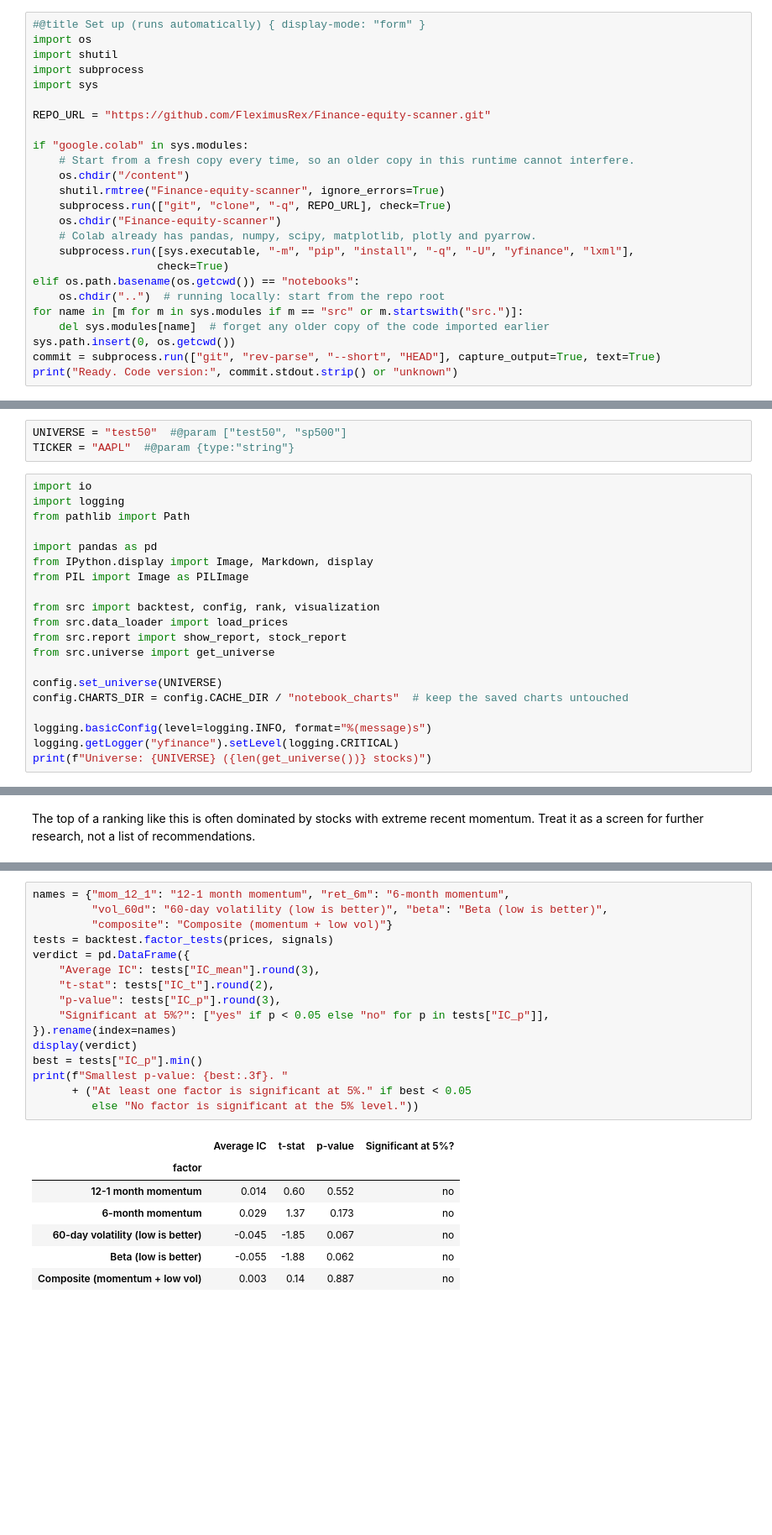
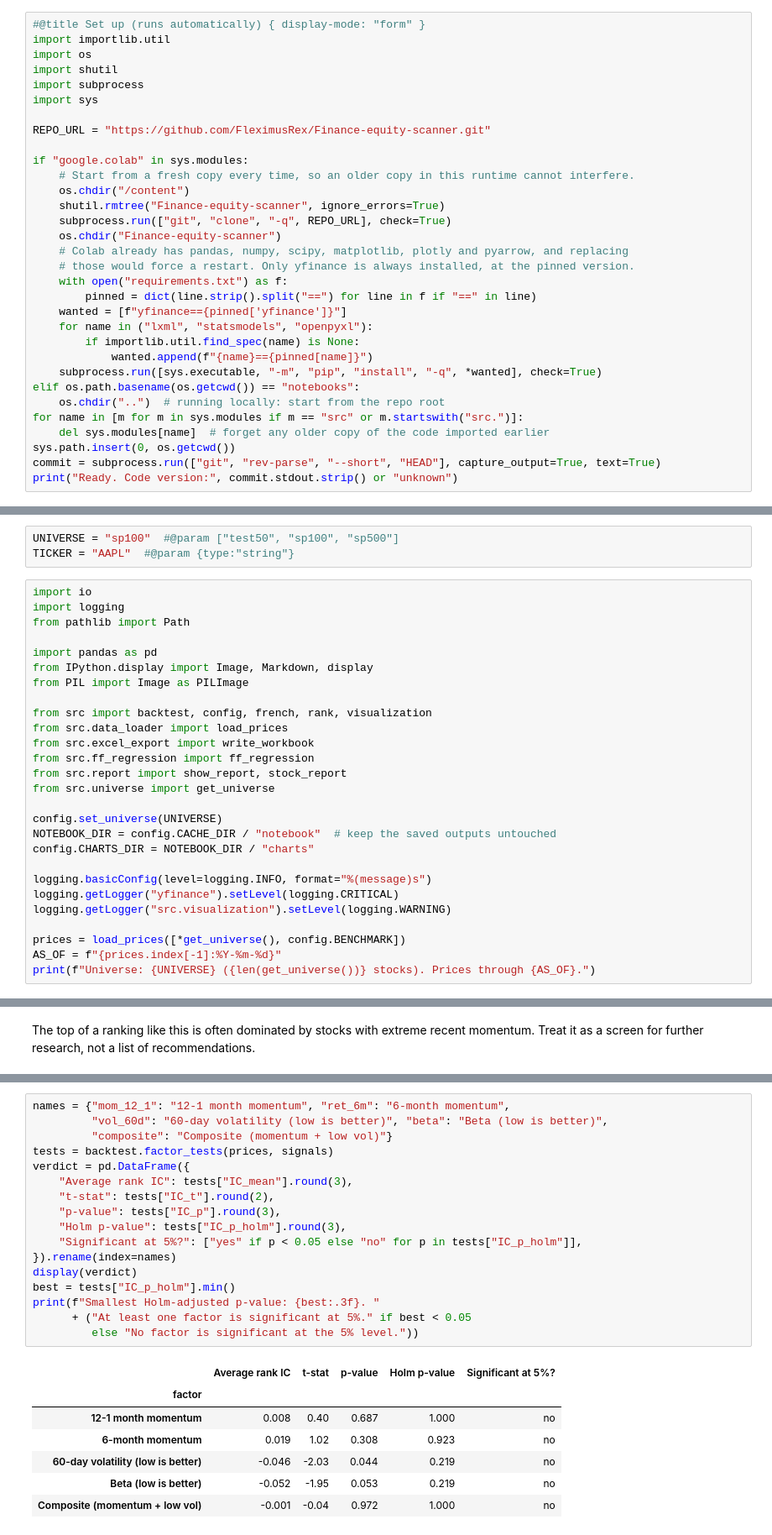
Before and after one commit to FleximusRex/Finance-equity-scanner, a Jupyter notebook: notebooks/multi_factor_equity_screener.ipynb, the cells around one changed output, grey strips where cells are left out. Shown at 84% size. Cells and saved outputs as stored; diff of their text form; blank space fills up the shorter version.

```diff
--- a/notebooks/multi_factor_equity_screener.ipynb
+++ b/notebooks/multi_factor_equity_screener.ipynb
@@ -21,5 +21,6 @@ This cell gets the code and installs what is missing. In Colab it adds only `yfi
 # %%
 #@title Set up (runs automatically) { display-mode: "form" }
+import importlib.util
 import os
 import shutil
 import subprocess
@@ -33,9 +34,15 @@ if "google.colab" in sys.modules:
     shutil.rmtree("Finance-equity-scanner", ignore_errors=True)
     subprocess.run(["git", "clone", "-q", REPO_URL], check=True)
     os.chdir("Finance-equity-scanner")
-    # Colab already has pandas, numpy, scipy, matplotlib, plotly and pyarrow.
-    subprocess.run([sys.executable, "-m", "pip", "install", "-q", "-U", "yfinance", "lxml"],
-                   check=True)
+    # Colab already has pandas, numpy, scipy, matplotlib, plotly and pyarrow, and replacing
+    # those would force a restart. Only yfinance is always installed, at the pinned version.
+    with open("requirements.txt") as f:
+        pinned = dict(line.strip().split("==") for line in f if "==" in line)
+    wanted = [f"yfinance=={pinned['yfinance']}"]
+    for name in ("lxml", "statsmodels", "openpyxl"):
+        if importlib.util.find_spec(name) is None:
+            wanted.append(f"{name}=={pinned[name]}")
+    subprocess.run([sys.executable, "-m", "pip", "install", "-q", *wanted], check=True)
 elif os.path.basename(os.getcwd()) == "notebooks":
     os.chdir("..")  # running locally: start from the repo root
 for name in [m for m in sys.modules if m == "src" or m.startswith("src.")]:
@@ -50,5 +65,5 @@ Ready. Working folder: Finance-equity-scanner
 # %%
-UNIVERSE = "test50"  #@param ["test50", "sp500"]
+UNIVERSE = "sp100"  #@param ["test50", "sp100", "sp500"]
 TICKER = "AAPL"  #@param {type:"string"}
 # %%
 import io
@@ -59,15 +74,22 @@ import pandas as pd
 from IPython.display import Image, Markdown, display
 from PIL import Image as PILImage
 
-from src import backtest, config, rank, visualization
+from src import backtest, config, french, rank, visualization
 from src.data_loader import load_prices
+from src.excel_export import write_workbook
+from src.ff_regression import ff_regression
 from src.report import show_report, stock_report
 from src.universe import get_universe
 
 config.set_universe(UNIVERSE)
-config.CHARTS_DIR = config.CACHE_DIR / "notebook_charts"  # keep the saved charts untouched
+NOTEBOOK_DIR = config.CACHE_DIR / "notebook"  # keep the saved outputs untouched
+config.CHARTS_DIR = NOTEBOOK_DIR / "charts"
 
 logging.basicConfig(level=logging.INFO, format="%(message)s")
 logging.getLogger("yfinance").setLevel(logging.CRITICAL)
-print(f"Universe: {UNIVERSE} ({len(get_universe())} stocks)")
+logging.getLogger("src.visualization").setLevel(logging.WARNING)
+
+prices = load_prices([*get_universe(), config.BENCHMARK])
+AS_OF = f"{prices.index[-1]:%Y-%m-%d}"
+print(f"Universe: {UNIVERSE} ({len(get_universe())} stocks). Prices through {AS_OF}.")
 # %% [output]
@@ -135,24 +161,25 @@ How to read this: compare **Q1** with the **equal-weight universe**, not with SP
 # %%
 names = {"mom_12_1": "12-1 month momentum", "ret_6m": "6-month momentum",
          "vol_60d": "60-day volatility (low is better)", "beta": "Beta (low is better)",
          "composite": "Composite (momentum + low vol)"}
 tests = backtest.factor_tests(prices, signals)
 verdict = pd.DataFrame({
-    "Average IC": tests["IC_mean"].round(3),
+    "Average rank IC": tests["IC_mean"].round(3),
     "t-stat": tests["IC_t"].round(2),
     "p-value": tests["IC_p"].round(3),
-    "Significant at 5%?": ["yes" if p < 0.05 else "no" for p in tests["IC_p"]],
+    "Holm p-value": tests["IC_p_holm"].round(3),
+    "Significant at 5%?": ["yes" if p < 0.05 else "no" for p in tests["IC_p_holm"]],
 }).rename(index=names)
 display(verdict)
-best = tests["IC_p"].min()
-print(f"Smallest p-value: {best:.3f}. "
+best = tests["IC_p_holm"].min()
+print(f"Smallest Holm-adjusted p-value: {best:.3f}. "
       + ("At least one factor is significant at 5%." if best < 0.05
          else "No factor is significant at the 5% level."))
 # %% [output]
-|  | Average IC | t-stat | p-value | Significant at 5%? |
-| factor |  |  |  |  |
-| 12-1 month momentum | 0.014 | 0.60 | 0.552 | no |
-| 6-month momentum | 0.029 | 1.37 | 0.173 | no |
-| 60-day volatility (low is better) | -0.045 | -1.85 | 0.067 | no |
-| Beta (low is better) | -0.055 | -1.88 | 0.062 | no |
-| Composite (momentum + low vol) | 0.003 | 0.14 | 0.887 | no |
+|  | Average rank IC | t-stat | p-value | Holm p-value | Significant at 5%? |
+| factor |  |  |  |  |  |
+| 12-1 month momentum | 0.008 | 0.40 | 0.687 | 1.000 | no |
+| 6-month momentum | 0.019 | 1.02 | 0.308 | 0.923 | no |
+| 60-day volatility (low is better) | -0.046 | -2.03 | 0.044 | 0.219 | no |
+| Beta (low is better) | -0.052 | -1.95 | 0.053 | 0.219 | no |
+| Composite (momentum + low vol) | -0.001 | -0.04 | 0.972 | 1.000 | no |
```
Also changed, not shown: parts of 26 cells of this notebook.
